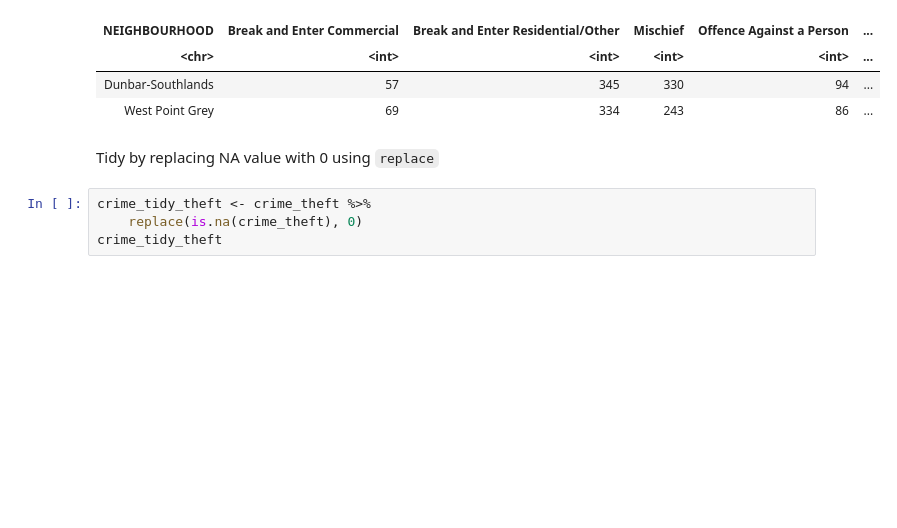
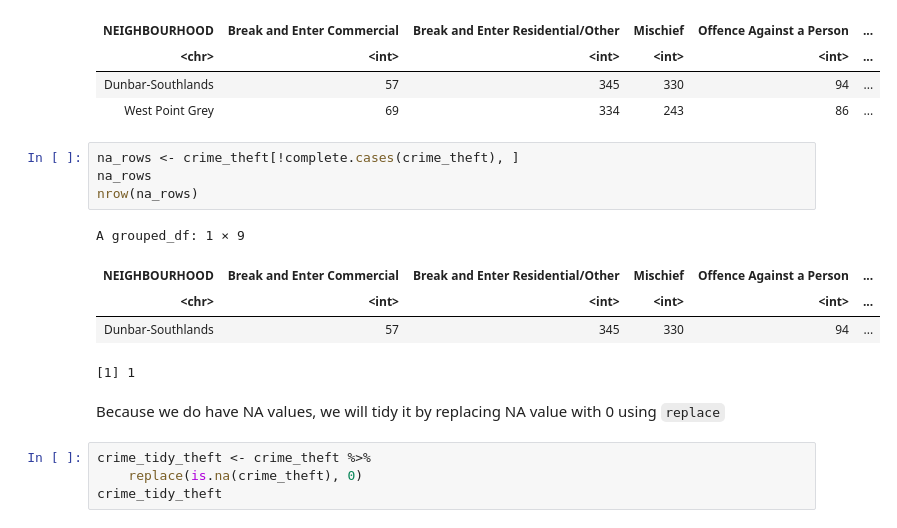
Before and after one commit to fankayii/STAT201_34, a Jupyter notebook: Final Project.ipynb, the cells around one changed output. Cells and saved outputs as stored; diff of their text form; blank space fills up the shorter version.

```diff
--- a/Final Project.ipynb
+++ b/Final Project.ipynb
@@ -113,8 +113,18 @@ A grouped_df: 2 × 9
 | <chr> | <int> | <int> | <int> | <int> | ... |
 | Dunbar-Southlands | 57 | 345 | 330 | 94 | ... |
 | West Point Grey | 69 | 334 | 243 | 86 | ... |
+# %%
+na_rows <- crime_theft[!complete.cases(crime_theft), ]
+na_rows
+nrow(na_rows)
+# %% [output]
+A grouped_df: 1 × 9
+| NEIGHBOURHOOD | Break and Enter Commercial | Break and Enter Residential/Other | Mischief | Offence Against a Person | ... |
+| <chr> | <int> | <int> | <int> | <int> | ... |
+| Dunbar-Southlands | 57 | 345 | 330 | 94 | ... |
+[1] 1
 # %% [markdown]
-Tidy by replacing NA value with 0 using `replace`
+Because we do have NA values, we will tidy it by replacing NA value with 0 using `replace`
 # %%
 crime_tidy_theft <- crime_theft %>%
     replace(is.na(crime_theft), 0)
```
Also changed, not shown: parts of 5 cells of this notebook.
